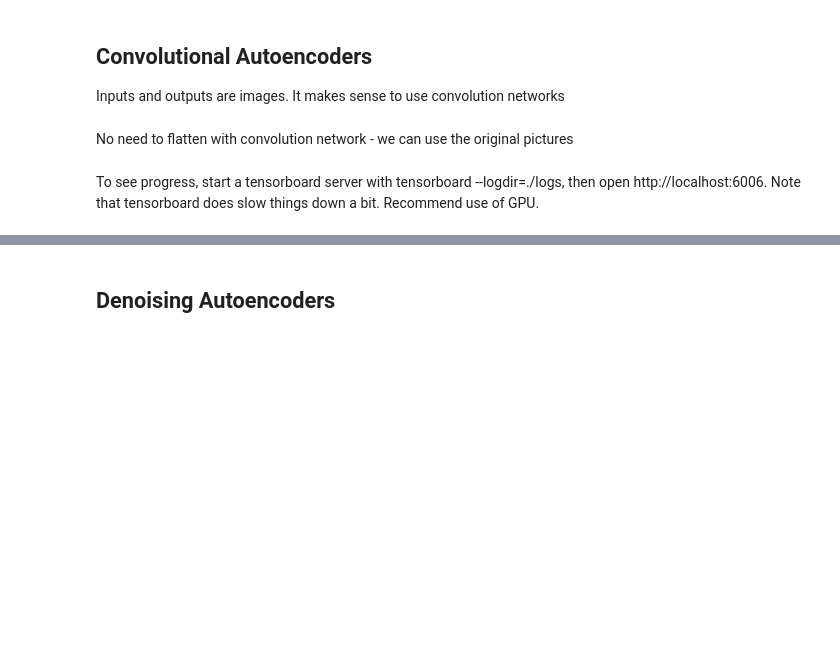
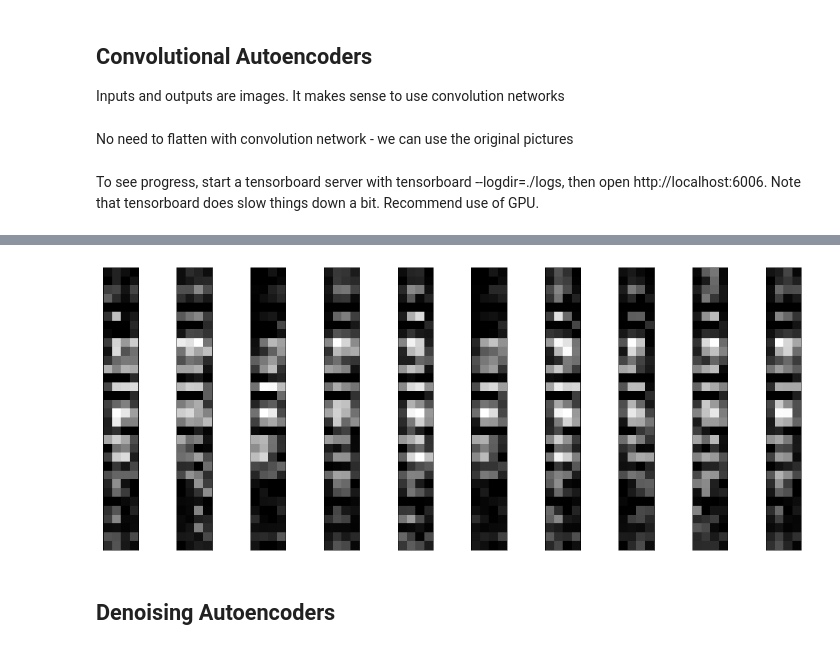
Before and after one commit to gmarchet/dnn-workshop, a Jupyter notebook: labs/autoencoders/autoencoders.ipynb, the cells around one changed output, grey strips where cells are left out. Saved outputs shown, nothing was run; the diff lists cells and outputs as text; code cells hidden in the pictures; blank space fills up the shorter version.

```diff
--- a/labs/autoencoders/autoencoders.ipynb
+++ b/labs/autoencoders/autoencoders.ipynb
@@ -349,13 +351,19 @@ ValueError: num must be 1 <= num <= 20, not 0
+# %%
+# this model maps an input to its encoded representation
+encoder = Model(input_img, encoded)
+encoded_imgs=encoder.predict(x_test)
 # %%
 n = 10
 plt.figure(figsize=(20, 8))
 for i in range(n):
-    ax = plt.subplot(1, n, i)
-    plt.imshow(encoded_imgs[i].reshape(4, 4 * 8).T)
+    ax = plt.subplot(1, n, i+1)
+    plt.imshow(encoded_imgs[i].reshape(4, 4*8).T)
     plt.gray()
     ax.get_xaxis().set_visible(False)
     ax.get_yaxis().set_visible(False)
 plt.show()
+# %% [output]
+[figure, added]
 # %% [markdown]
 ## Denoising Autoencoders
 # %%
```
Also changed, not shown: parts of 3 cells of this notebook, 1 other file.
